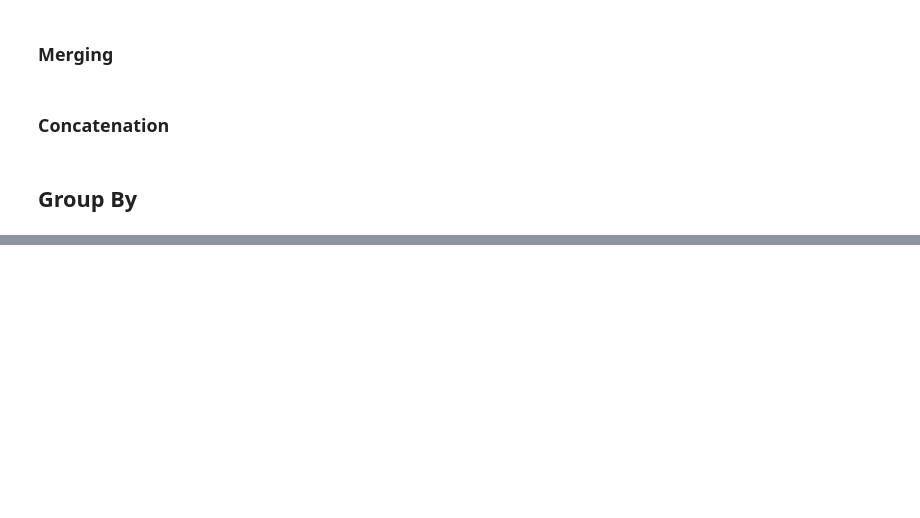
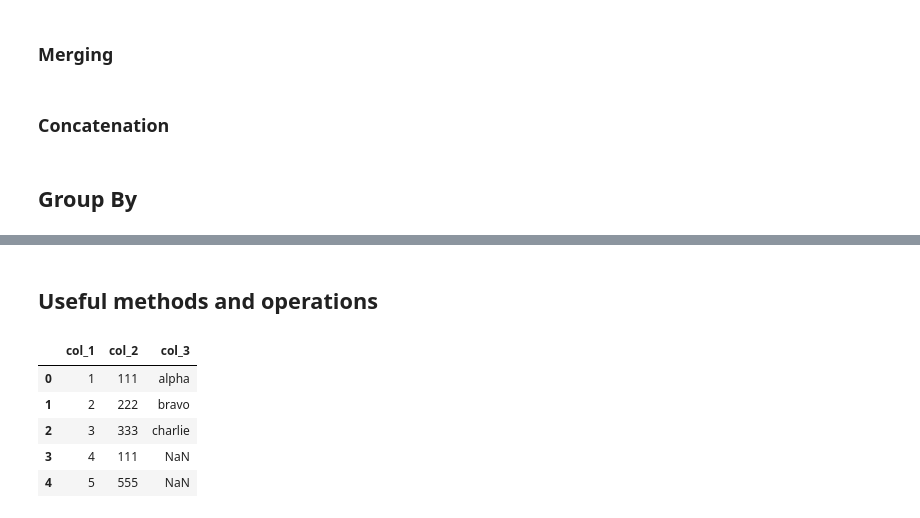
Before and after one commit to rishabhtiwari2048/data-science, a Jupyter notebook: Pandas Essentials.ipynb, the cells around one changed output, grey strips where cells are left out. Cells and saved outputs as stored; diff of their text form; code cells hidden in the pictures; blank space fills up the shorter version.

```diff
--- a/Pandas Essentials.ipynb
+++ b/Pandas Essentials.ipynb
@@ -765,0 +685,18 @@ Name: Target, dtype: float64
+# %% [markdown]
+## Useful methods and operations
+# %%
+data_dic = {'col_1':[1,2,3,4,5],
+           'col_2':[111,222,333,111,555],
+           'col_3':['alpha','bravo','charlie',np.nan,np.nan],
+           }
+# %%
+df = pd.DataFrame(data_dic)
+# %%
+df
+# %% [output]
+|  | col_1 | col_2 | col_3 |
+| 0 | 1 | 111 | alpha |
+| 1 | 2 | 222 | bravo |
+| 2 | 3 | 333 | charlie |
+| 3 | 4 | 111 | NaN |
+| 4 | 5 | 555 | NaN |
```
Also changed, not shown: parts of 39 cells of this notebook.
